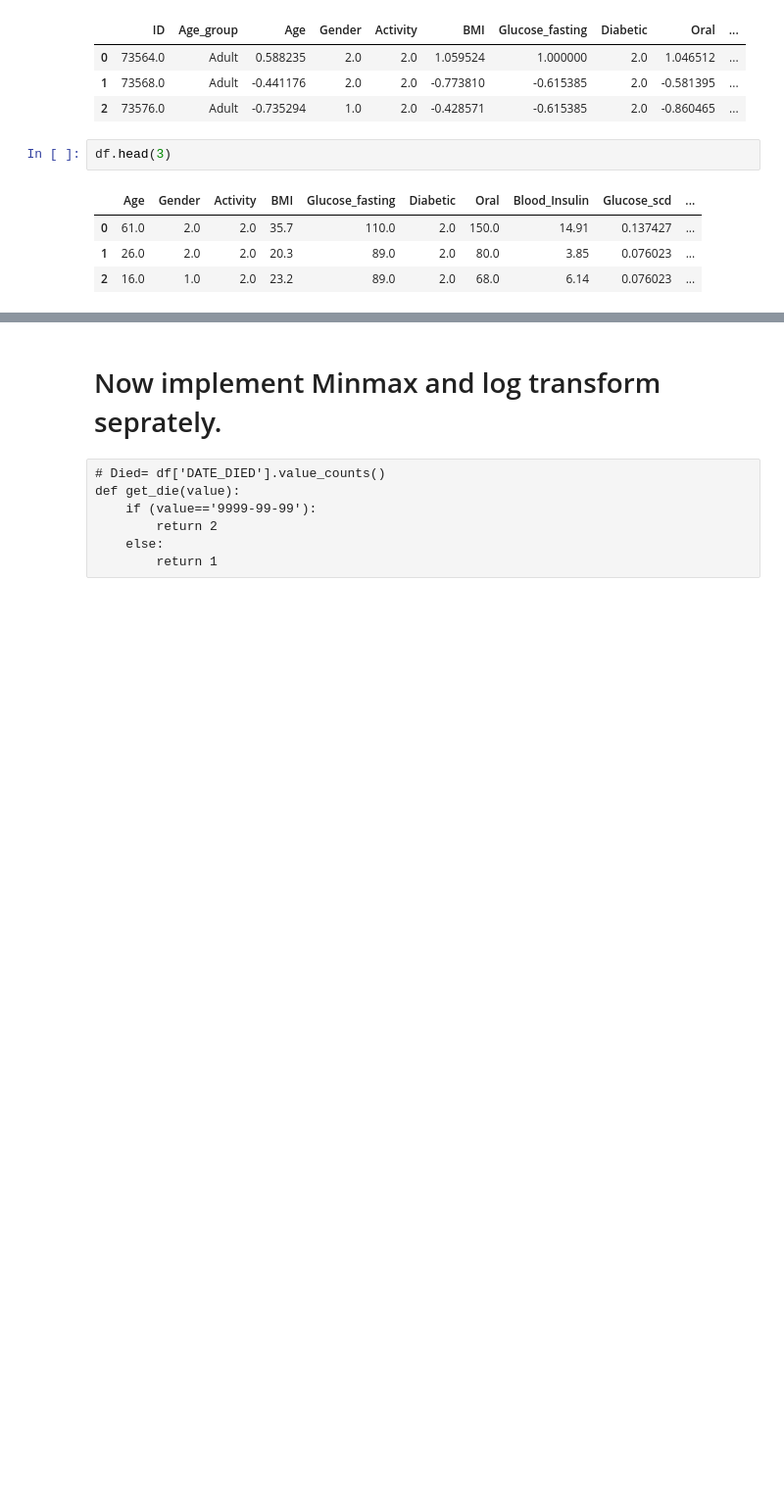
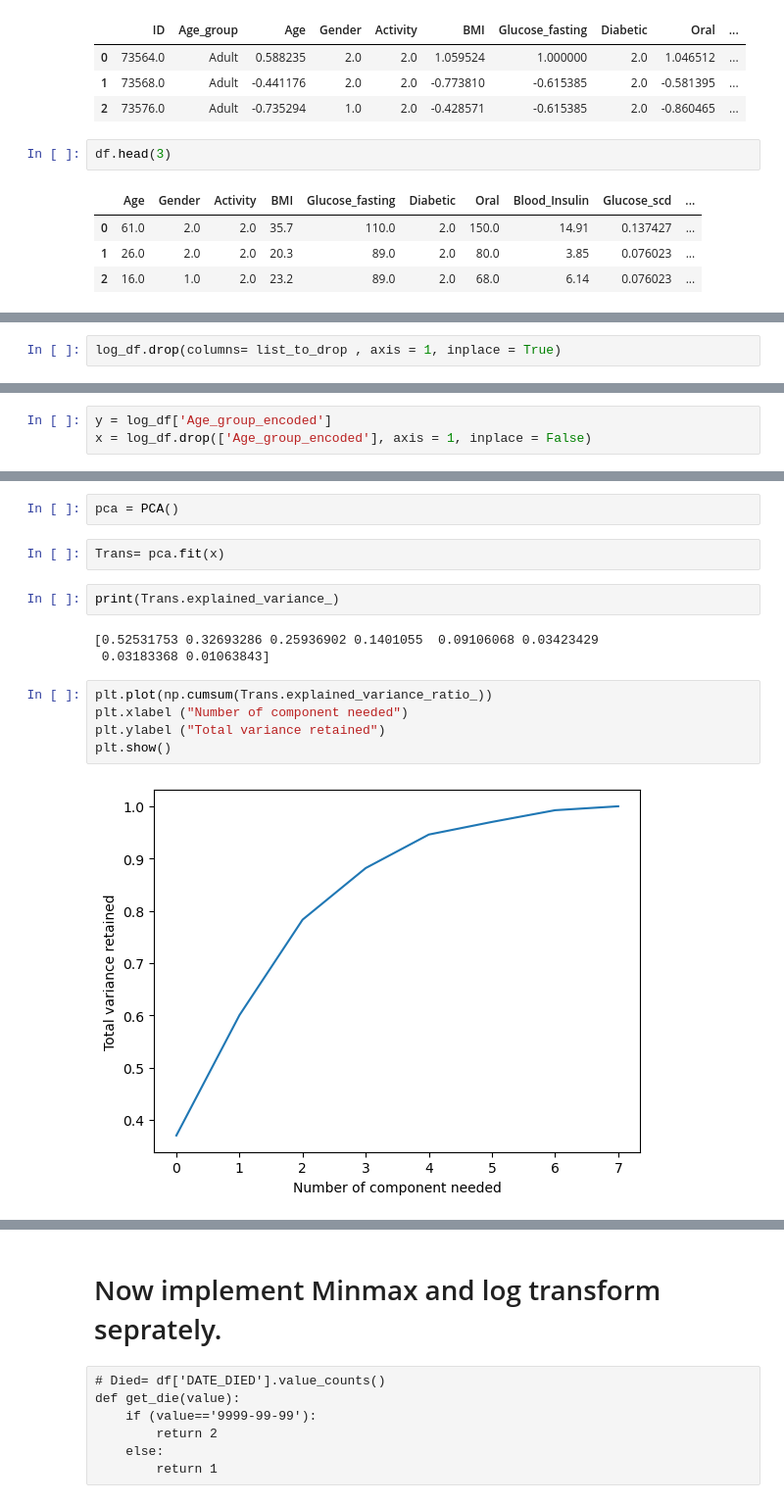
Before and after one commit to Ayomide-ola/Health-analysis, a Jupyter notebook: Integrated_CA .ipynb, the cells around one changed output, grey strips where cells are left out. Shown at 98% size. Drawn from its saved outputs; the diff is of its cells as text; blank space fills up the shorter version.

```diff
--- a/Integrated_CA .ipynb
+++ b/Integrated_CA .ipynb
@@ -1014,0 +1046,2 @@ df.head(3)
+# %%
+log_df.drop(columns= list_to_drop , axis = 1, inplace = True)
@@ -1014,0 +1057,3 @@ df.head(3)
+# %%
+y = log_df['Age_group_encoded']
+x = log_df.drop(['Age_group_encoded'], axis = 1, inplace = False)
@@ -1014,0 +1089,16 @@ df.head(3)
+# %%
+pca = PCA()
+# %%
+Trans= pca.fit(x)
+# %%
+print(Trans.explained_variance_)
+# %% [output]
+[0.52531753 0.32693286 0.25936902 0.1401055  0.09106068 0.03423429
+ 0.03183368 0.01063843]
+# %%
+plt.plot(np.cumsum(Trans.explained_variance_ratio_))
+plt.xlabel ("Number of component needed")
+plt.ylabel ("Total variance retained")
+plt.show()
+# %% [output]
+[figure, added]
```
Also changed, not shown: parts of 70 cells of this notebook.
